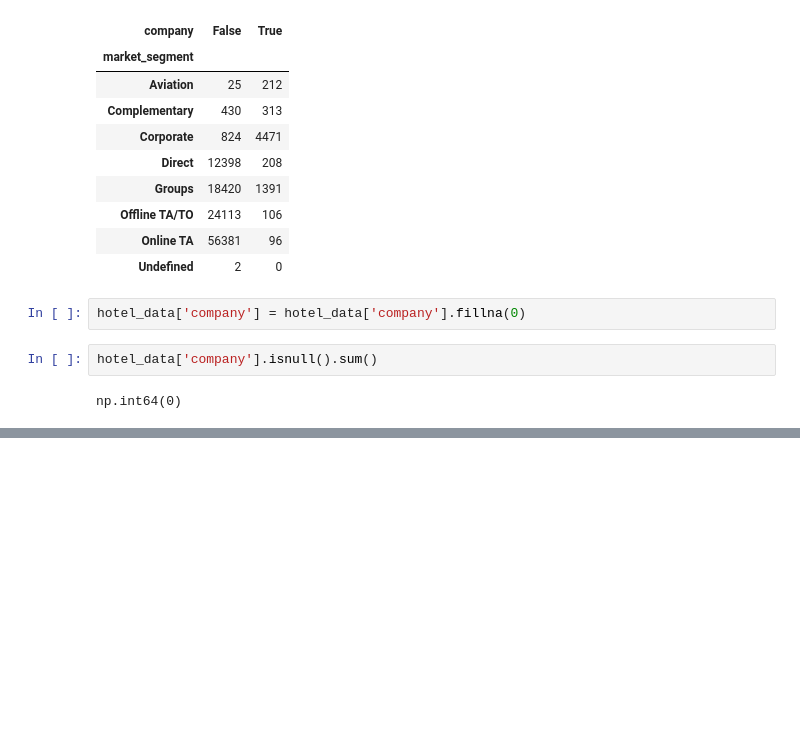
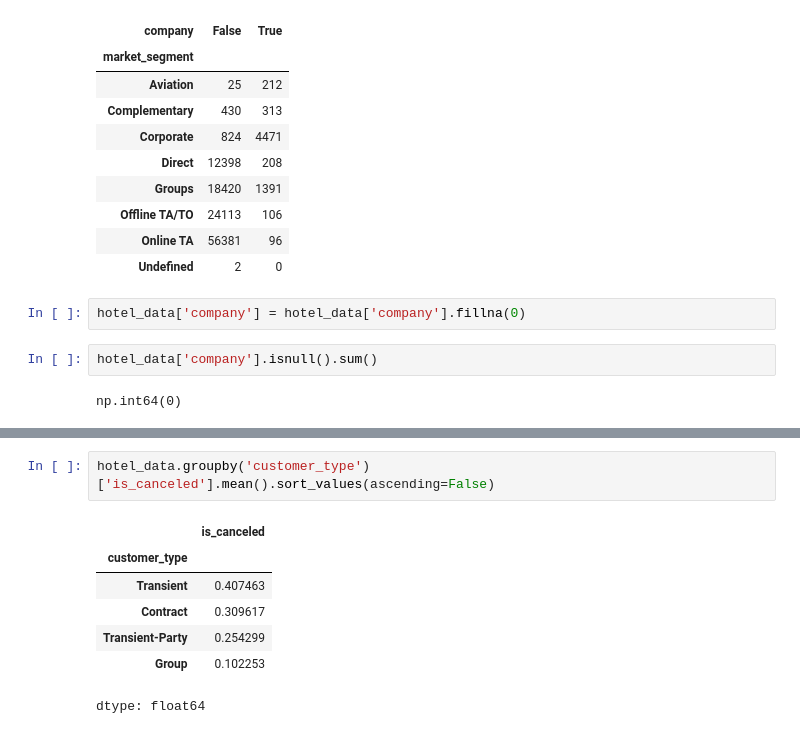
Before and after one commit to Bigie11/Swing-calculator-, a Jupyter notebook: Hotel_dataset.ipynb, the cells around one changed output, grey strips where cells are left out. Cells and saved outputs as stored; diff of their text form; blank space fills up the shorter version.

```diff
--- a/Hotel_dataset.ipynb
+++ b/Hotel_dataset.ipynb
@@ -464,0 +510,10 @@ np.int64(0)
+# %%
+hotel_data.groupby('customer_type')['is_canceled'].mean().sort_values(ascending=False)
+# %% [output]
+|  | is_canceled |
+| customer_type |  |
+| Transient | 0.407463 |
+| Contract | 0.309617 |
+| Transient-Party | 0.254299 |
+| Group | 0.102253 |
+dtype: float64
```
Also changed, not shown: parts of 5 cells of this notebook.
